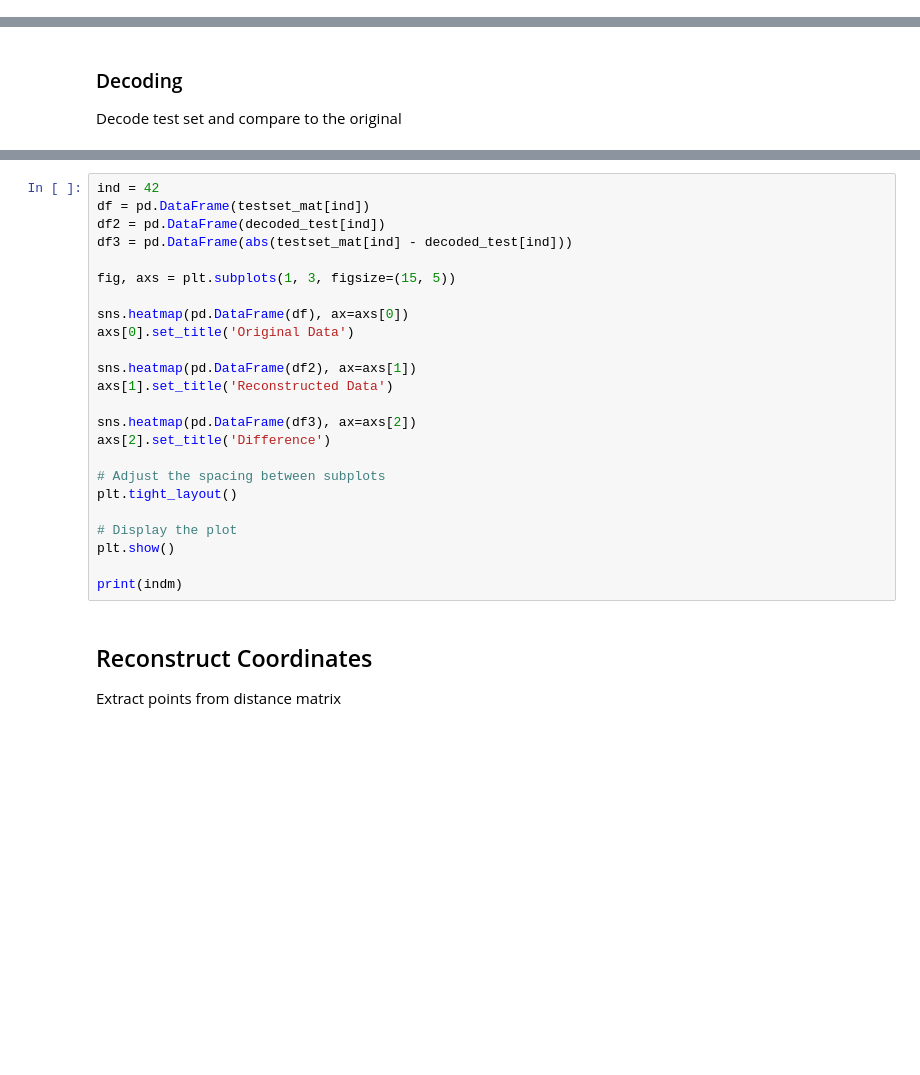
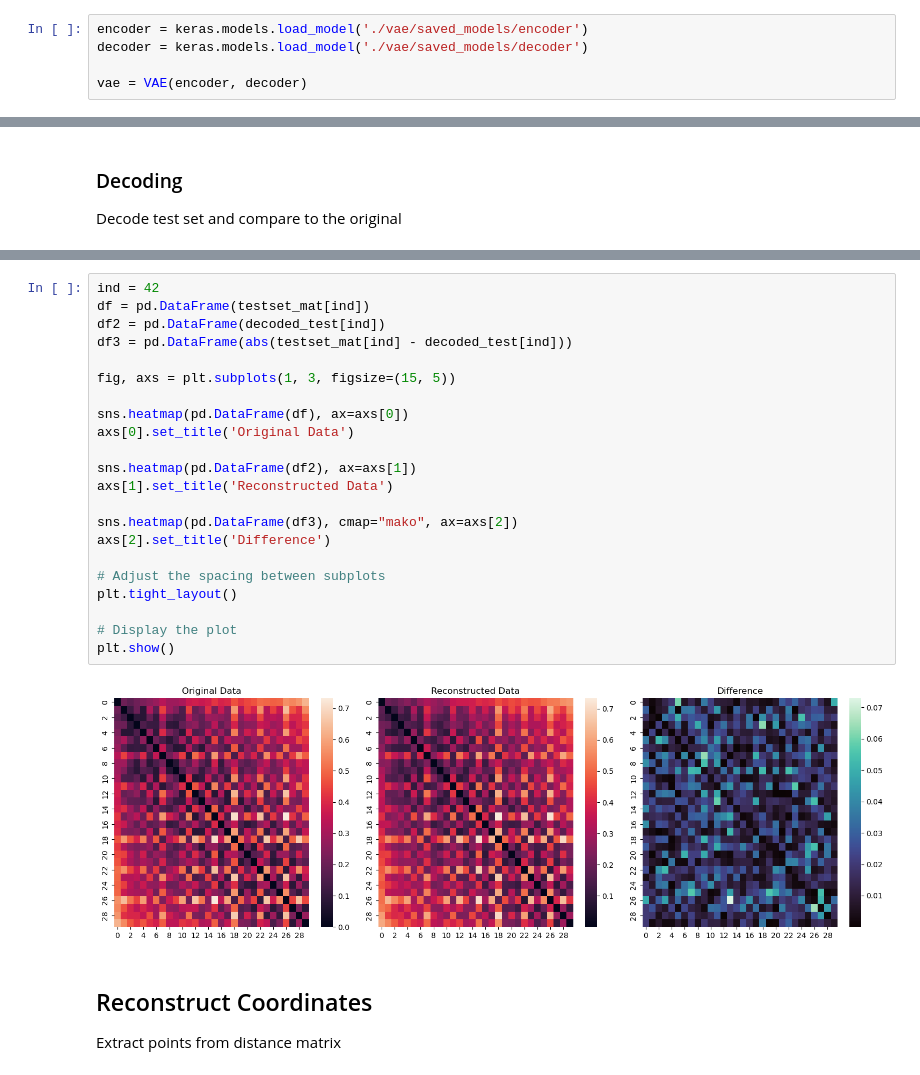
Before and after one commit to group9ine/variational-autoencoders, a Jupyter notebook: VAE-Training.ipynb, the cells around one changed output, grey strips where cells are left out. Cells and saved outputs as stored; diff of their text form; blank space fills up the shorter version.

```diff
--- a/VAE-Training.ipynb
+++ b/VAE-Training.ipynb
@@ -240,3 +238,8 @@ tf.keras.models.save_model(vae.decoder, "saved_model/decoder")'''
 'tf.keras.models.save_model(vae.encoder, "saved_model/encoder")\ntf.keras.models.save_model(vae.decoder, "saved_model/decoder")'
 # %% [markdown]
 ## Test Results
+# %%
+encoder = keras.models.load_model('./vae/saved_models/encoder')
+decoder = keras.models.load_model('./vae/saved_models/decoder')
+
+vae = VAE(encoder, decoder)
@@ -278,27 +294,27 @@ print(decoded_test.shape)
 # %%
 ind = 42
 df = pd.DataFrame(testset_mat[ind])
 df2 = pd.DataFrame(decoded_test[ind])
 df3 = pd.DataFrame(abs(testset_mat[ind] - decoded_test[ind]))
 
 fig, axs = plt.subplots(1, 3, figsize=(15, 5))
 
 sns.heatmap(pd.DataFrame(df), ax=axs[0])
 axs[0].set_title('Original Data')
 
 sns.heatmap(pd.DataFrame(df2), ax=axs[1])
 axs[1].set_title('Reconstructed Data')
 
-sns.heatmap(pd.DataFrame(df3), ax=axs[2])
+sns.heatmap(pd.DataFrame(df3), cmap="mako", ax=axs[2])
 axs[2].set_title('Difference')
 
 # Adjust the spacing between subplots
 plt.tight_layout()
 
 # Display the plot
 plt.show()
-
-print(indm)
+# %% [output]
+[figure, added]
 # %% [markdown]
 ## Reconstruct Coordinates
 Extract points from distance matrix
```
Also changed, not shown: parts of 12 cells of this notebook.
